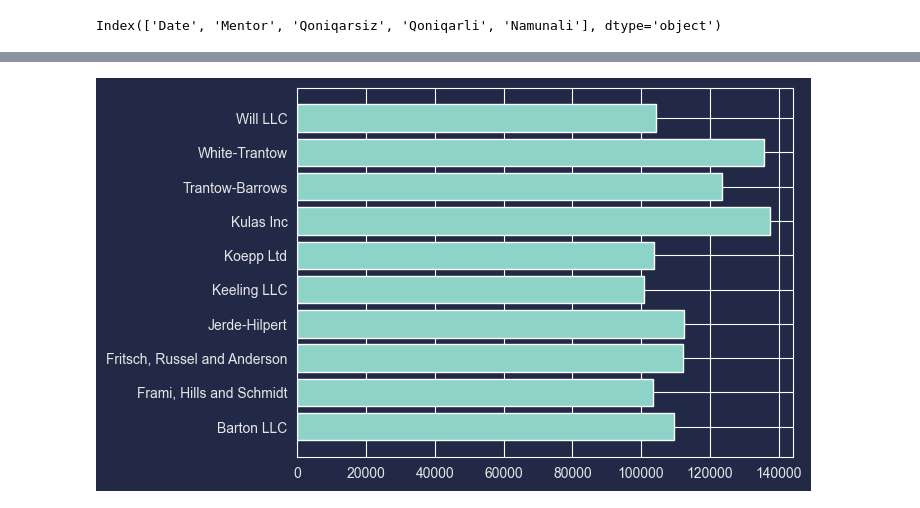
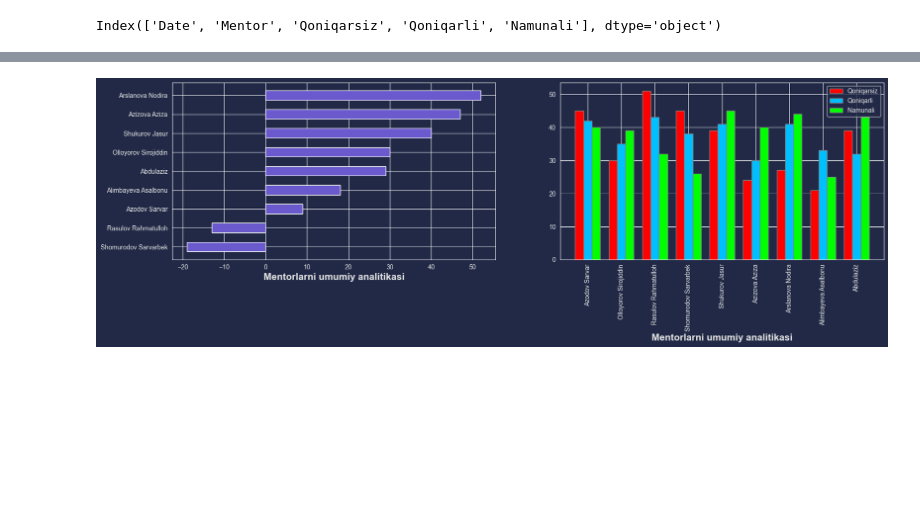
Before and after one commit to firdavsyusupov/MentorFeedbackAnalysisBot, a Jupyter notebook: main1.ipynb, the cells around one changed output, grey strips where cells are left out. Saved outputs shown, nothing was run; the diff lists cells and outputs as text; code cells hidden in the pictures; blank space fills up the shorter version.

```diff
--- a/main1.ipynb
+++ b/main1.ipynb
@@ -193,24 +189 @@ pie()
 <Figure size 640x480 with 0 Axes>
-# %%
-import numpy as np
-import matplotlib.pyplot as plt
-
-
-data = {'Barton LLC': 109438.50,
-        'Frami, Hills and Schmidt': 103569.59,
-        'Fritsch, Russel and Anderson': 112214.71,
-        'Jerde-Hilpert': 112591.43,
-        'Keeling LLC': 100934.30,
-        'Koepp Ltd': 103660.54,
-        'Kulas Inc': 137351.96,
-        'Trantow-Barrows': 123381.38,
-        'White-Trantow': 135841.99,
-        'Will LLC': 104437.60}
-group_data = list(data.values())
-group_names = list(data.keys())
-group_mean = np.mean(group_data)
-fig, ax = plt.subplots()
-ax.barh(group_names, group_data)
-plt.savefig('/Users/student/PycharmProjects/Analiz_bot/sale_barh_.png', bbox_inches='tight', transparent=True)
-# %% [output]
-[figure, removed]
@@ -220,0 +190,53 @@ plt.savefig('/Users/student/PycharmProjects/Analiz_bot/sale_barh_.png', bbox_inc
+# %%
+def all_bar_all(left=None, right=None):
+    result = {}
+    for x in mentor_name:
+        data1 =  date_get(x, left,right)
+        data2 = mentor_reaksiya_olish_df( data1 )
+        data3 = [ int(data2.Qoniqarsiz.values), int(data2.Qoniqarli.values), int(data2.Namunali.values) ]
+        result[x] = data3
+
+    data_dict = all_ball( left, right)
+    sort = dict ( sorted( data_dict.items(), key = itemgetter(1), reverse = False ) )
+    keys = list( sort.keys() )
+    values = list (sort.values() )
+    plt.style.use("dark_background")
+    for param in ['text.color', 'axes.labelcolor', 'xtick.color', 'ytick.color']:
+        plt.rcParams[param] = '0.9'  # very light grey
+    for param in ['figure.facecolor', 'axes.facecolor', 'savefig.facecolor']:
+        plt.rcParams[param] = '#212946'  # bluish dark grey
+
+    fig, ax = plt.subplots(1,2,figsize=(20,5))
+    ax[0].barh(keys, values , 0.5, color='#6A5ACD')
+    ax[0].set_xlabel('Mentorlarni umumiy analitikasi', fontweight ='bold', fontsize = 15)
+
+    # set width of bar
+    barWidth = 0.25
+
+    # set height of bar
+    qoniqarsiz1 = [ x[0] for x in result.values() ]
+    qoniqarli1 = [ x[1] for x in result.values() ]
+    namunali1 = [ x[2] for x in result.values() ]
+
+    # Set position of bar on X axis
+    br1 = np.arange(len(qoniqarsiz1))
+    br2 = [x + barWidth for x in br1]
+    br3 = [x + barWidth for x in br2]
+
+    # Make the plot
+    ax[1].bar(br1, qoniqarsiz1, color ='r', width = barWidth, edgecolor ='grey', label ='Qoniqarsiz')
+    ax[1].bar(br2, qoniqarli1, color ='#00BFFF', width = barWidth, edgecolor ='grey', label ='Qoniqarli')
+    ax[1].bar(br3, namunali1, color ='#00FF00', width = barWidth, edgecolor ='grey', label ='Namunali')
+
+    # Adding Xticks
+    ax[1].set_xlabel('Mentorlarni umumiy analitikasi', fontweight ='bold', fontsize = 15)
+    # ax[1].set_ylabel('Ball', fontweight ='bold', fontsize = 15)
+    ax[1].set_xticks([r + barWidth for r in range(len(qoniqarsiz1))], mentor_name ,rotation=90)
+    # ax[1].set_xticks(rotation=90)
+    ax[1].legend()
+    plt.show()
+    # plt.savefig('/Users/student/PycharmProjects/Analiz_bot/all.png', bbox_inches='tight', transparent=True)
+    # plt.close()
+all_bar_all()
+# %% [output]
+[figure, added]
```
Also changed, not shown: parts of 7 cells of this notebook, 1 other file.
